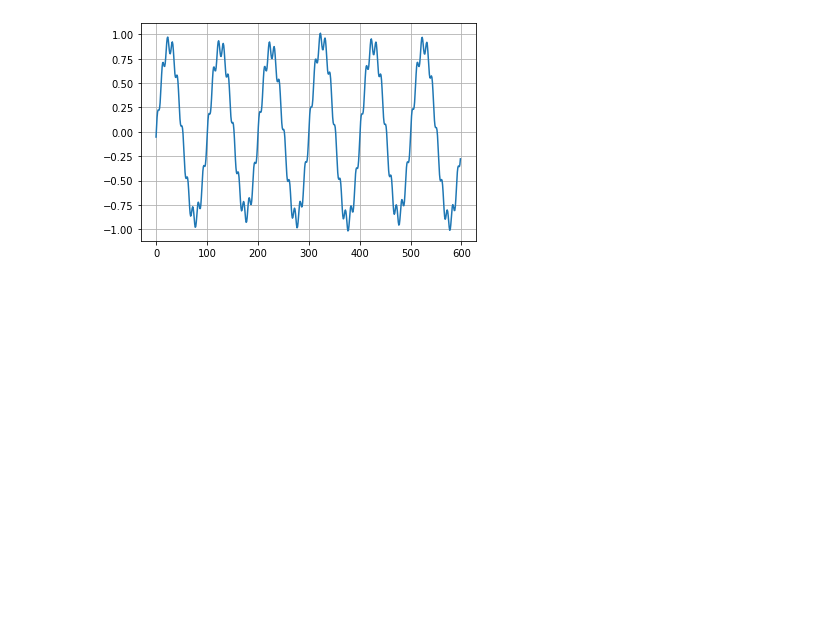
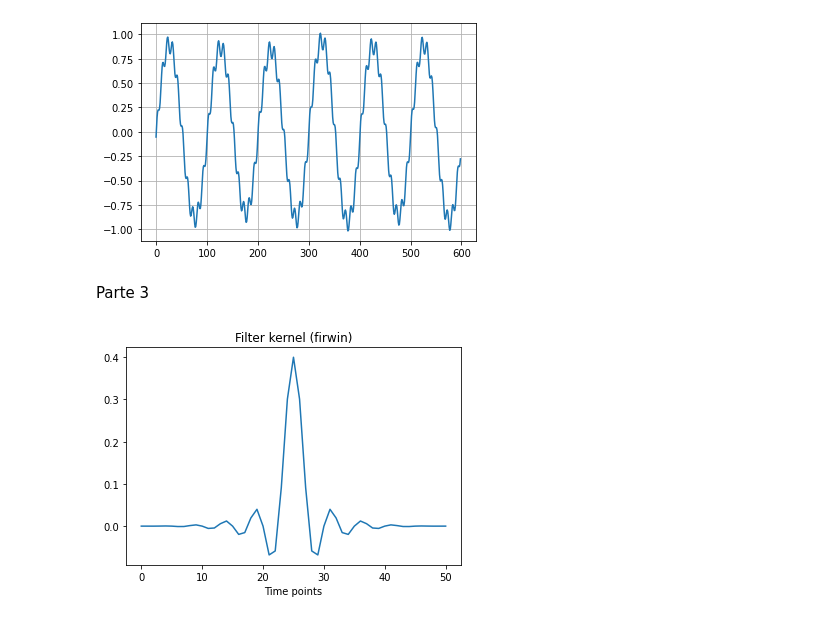
Before and after one commit to JoaoYukio/PCO119, a Jupyter notebook: Atividade 7/Atividade7.ipynb, the cells around one changed output. Drawn from its saved outputs; the diff is of its cells as text; code cells hidden in the pictures; blank space fills up the shorter version.

```diff
--- a/Atividade 7/Atividade7.ipynb
+++ b/Atividade 7/Atividade7.ipynb
@@ -300,3 +296,18 @@ plt.plot(sinalFiltrado6[400:-1])
 plt.grid()
 # %% [output]
 [figure]
+# %% [markdown]
+Parte 3
+# %%
+numCoef = 51
+fsample = 200
+srate = 1/fsample
+
+filtkern = signal.firwin(numCoef, cutoff = 40, window = 'blackman', fs = fsample)
+# %%
+plt.plot(filtkern)
+plt.xlabel('Time points')
+plt.title('Filter kernel (firwin)')
+plt.show()
+# %% [output]
+[figure, added]
```
Also changed, not shown: parts of 22 cells of this notebook.
